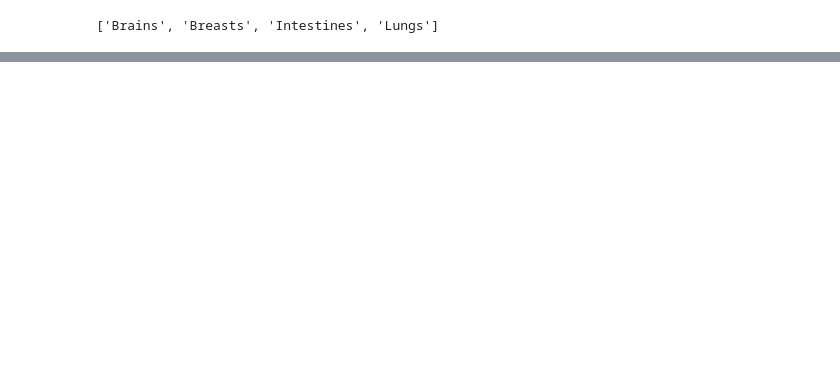
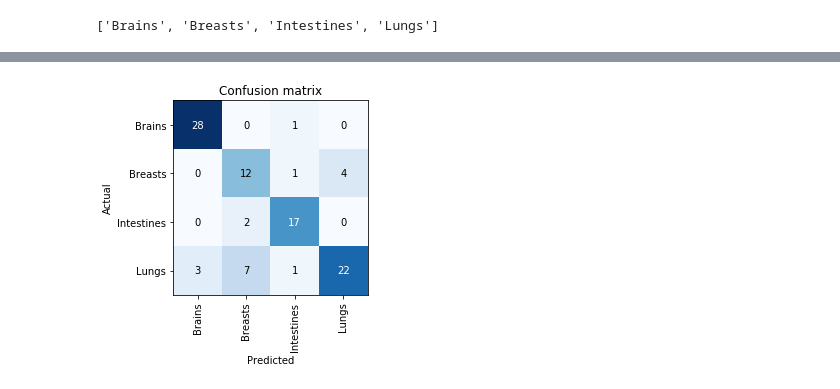
Before and after one commit to Dakunu01/FastAI_Project, a Jupyter notebook: Fast_AI_Project.ipynb, the cells around one changed output, grey strips where cells are left out. Drawn from its saved outputs; the diff is of its cells as text; code cells hidden in the pictures; blank space fills up the shorter version.

```diff
--- a/Fast_AI_Project.ipynb
+++ b/Fast_AI_Project.ipynb
@@ -94,0 +125,2 @@ learn.save('stage-1')
+# %%
+learn.fit_one_cycle(2, max_lr=slice(3e-5,3e-3))
@@ -94,0 +131,2 @@ learn.save('stage-1')
+# %%
+learn.load('stage-2');
@@ -94,0 +135,2 @@ learn.save('stage-1')
+# %%
+interp = ClassificationInterpretation.from_learner(learn)
@@ -94,0 +139,4 @@ learn.save('stage-1')
+# %%
+interp.plot_confusion_matrix()
+# %% [output]
+[figure, added]
```
Also changed, not shown: parts of 14 cells of this notebook.
